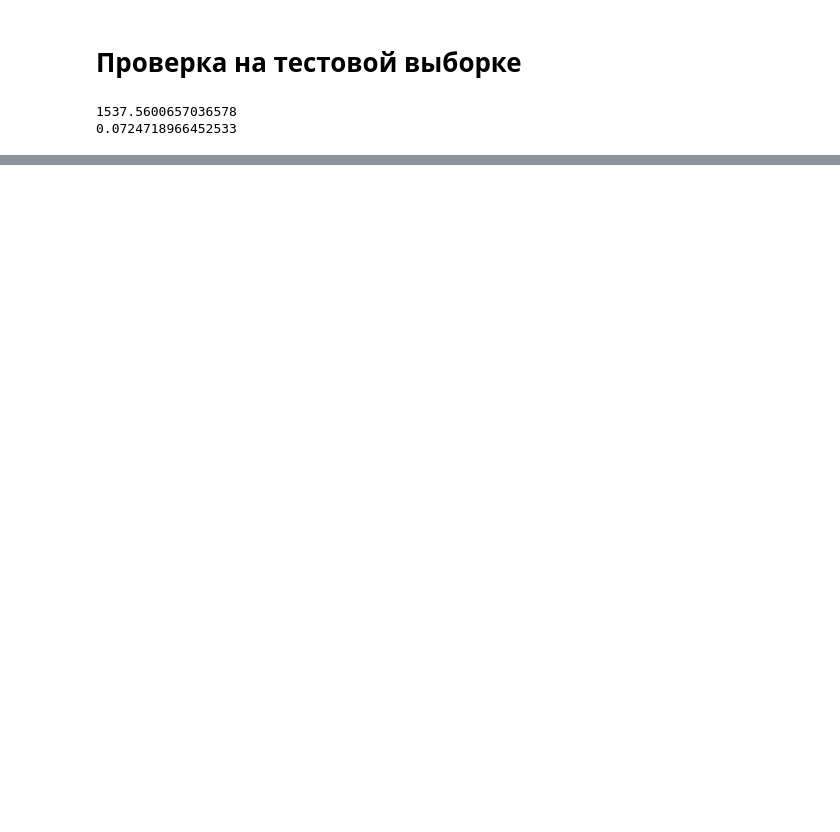
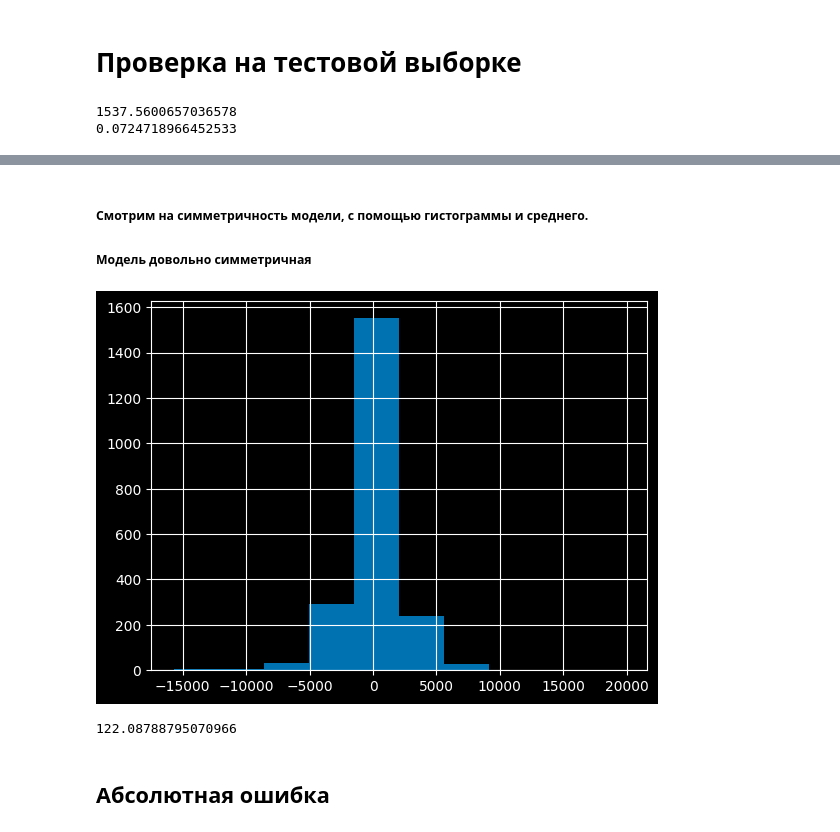
Before and after one commit to Zetis659/Data_Science_GM, a Jupyter notebook: 6.Model_analysis/Model_analysis.ipynb, the cells around one changed output, grey strips where cells are left out. Cells and saved outputs as stored; diff of their text form; code cells hidden in the pictures; blank space fills up the shorter version.

```diff
--- a/6.Model_analysis/Model_analysis.ipynb
+++ b/6.Model_analysis/Model_analysis.ipynb
@@ -111,0 +116,2 @@ error(test['price'],test['price_pred'])
+# %%
+test['error'] = test.price_pred - test.price
@@ -111,0 +127,18 @@ error(test['price'],test['price_pred'])
+# %%
+import matplotlib.pyplot as plt
+
+plt.style.use('dark_background')
+plt.style.use('seaborn-v0_8-colorblind')
+# %% [markdown]
+##### Смотрим на симметричность модели, с помощью гистограммы и среднего.
+##### Модель довольно симметричная
+# %%
+test.error.hist();
+# %% [output]
+[figure, added]
+# %%
+test.error.mean()
+# %% [output]
+122.08788795070966
+# %% [markdown]
+## Абсолютная ошибка
```
Also changed, not shown: parts of 85 cells of this notebook, 4 other files.
